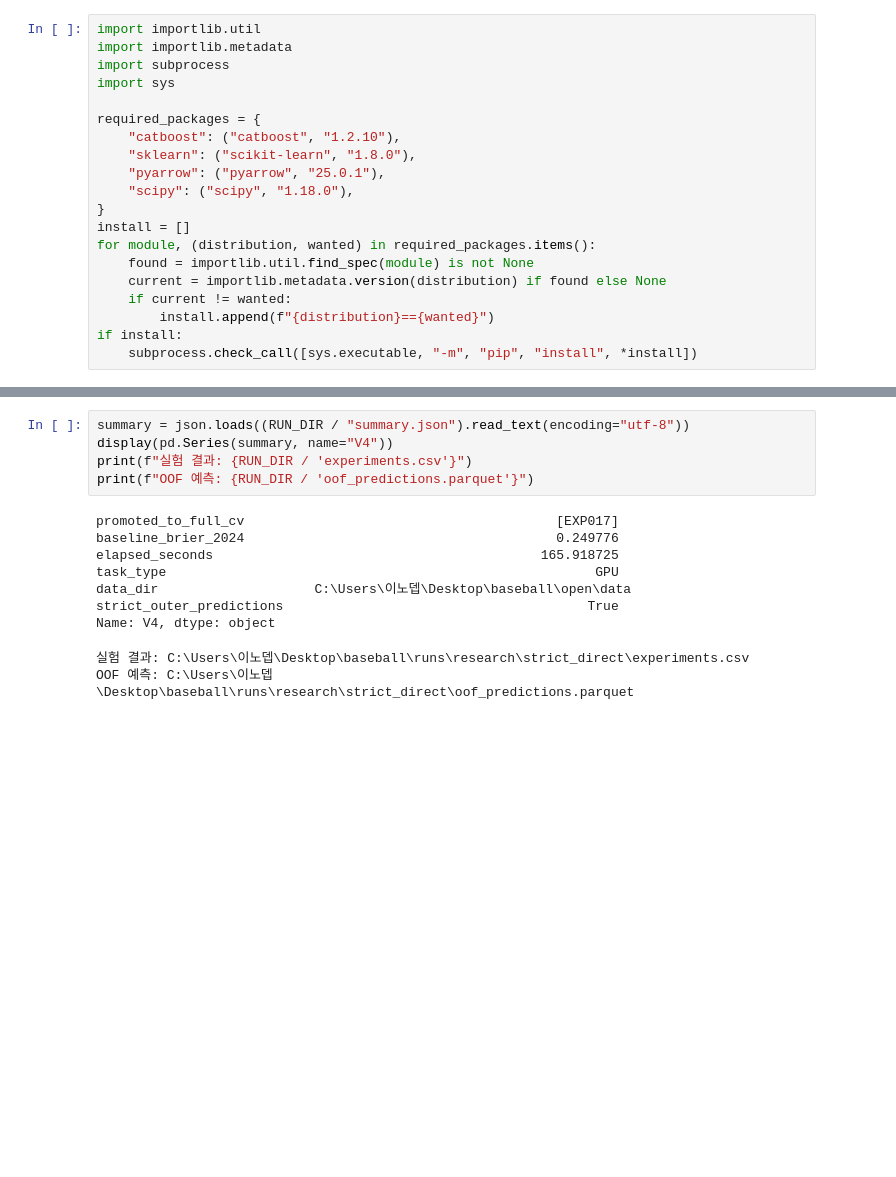
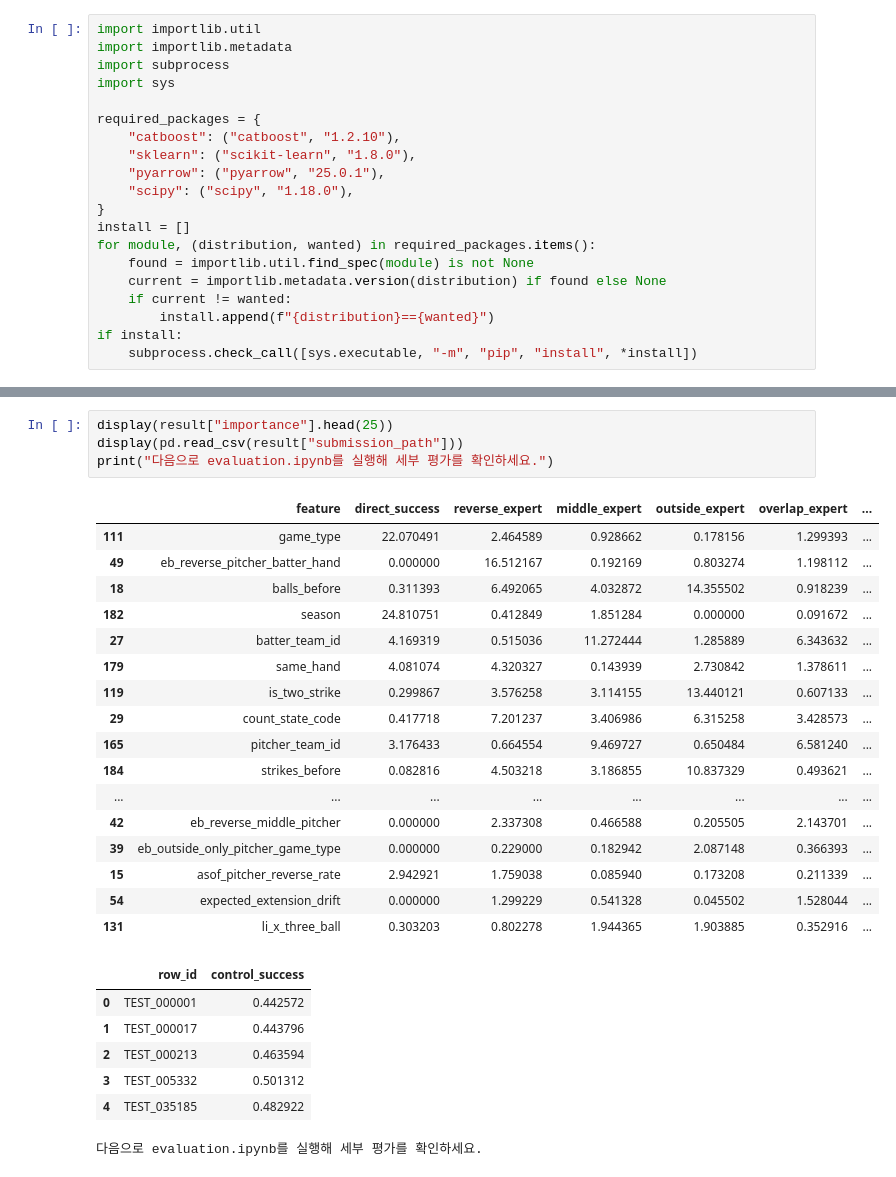
Before and after one commit to junhyun111/baseball, a Jupyter notebook: main.ipynb, the cells around one changed output, grey strips where cells are left out. Cells and saved outputs as stored; diff of their text form; blank space fills up the shorter version.

```diff
--- a/main.ipynb
+++ b/main.ipynb
@@ -88,15 +170,29 @@ Metric BrierScore is not implemented on GPU. Will use CPU for metric computation
 # %%
-summary = json.loads((RUN_DIR / "summary.json").read_text(encoding="utf-8"))
-display(pd.Series(summary, name="V4"))
-print(f"실험 결과: {RUN_DIR / 'experiments.csv'}")
-print(f"OOF 예측: {RUN_DIR / 'oof_predictions.parquet'}")
+display(result["importance"].head(25))
+display(pd.read_csv(result["submission_path"]))
+print("다음으로 evaluation.ipynb를 실행해 세부 평가를 확인하세요.")
 # %% [output]
+|  | feature | direct_success | reverse_expert | middle_expert | outside_expert | overlap_expert | ... |
+| 111 | game_type | 22.070491 | 2.464589 | 0.928662 | 0.178156 | 1.299393 | ... |
+| 49 | eb_reverse_pitcher_batter_hand | 0.000000 | 16.512167 | 0.192169 | 0.803274 | 1.198112 | ... |
+| 18 | balls_before | 0.311393 | 6.492065 | 4.032872 | 14.355502 | 0.918239 | ... |
+| 182 | season | 24.810751 | 0.412849 | 1.851284 | 0.000000 | 0.091672 | ... |
+| 27 | batter_team_id | 4.169319 | 0.515036 | 11.272444 | 1.285889 | 6.343632 | ... |
+| 179 | same_hand | 4.081074 | 4.320327 | 0.143939 | 2.730842 | 1.378611 | ... |
+| 119 | is_two_strike | 0.299867 | 3.576258 | 3.114155 | 13.440121 | 0.607133 | ... |
+| 29 | count_state_code | 0.417718 | 7.201237 | 3.406986 | 6.315258 | 3.428573 | ... |
+| 165 | pitcher_team_id | 3.176433 | 0.664554 | 9.469727 | 0.650484 | 6.581240 | ... |
+| 184 | strikes_before | 0.082816 | 4.503218 | 3.186855 | 10.837329 | 0.493621 | ... |
+| ... | ... | ... | ... | ... | ... | ... | ... |
+| 42 | eb_reverse_middle_pitcher | 0.000000 | 2.337308 | 0.466588 | 0.205505 | 2.143701 | ... |
+| 39 | eb_outside_only_pitcher_game_type | 0.000000 | 0.229000 | 0.182942 | 2.087148 | 0.366393 | ... |
+| 15 | asof_pitcher_reverse_rate | 2.942921 | 1.759038 | 0.085940 | 0.173208 | 0.211339 | ... |
+| 54 | expected_extension_drift | 0.000000 | 1.299229 | 0.541328 | 0.045502 | 1.528044 | ... |
+| 131 | li_x_three_ball | 0.303203 | 0.802278 | 1.944365 | 1.903885 | 0.352916 | ... |
+|  | row_id | control_success |
+| 0 | TEST_000001 | 0.442572 |
+| 1 | TEST_000017 | 0.443796 |
+| 2 | TEST_000213 | 0.463594 |
+| 3 | TEST_005332 | 0.501312 |
+| 4 | TEST_035185 | 0.482922 |
-promoted_to_full_cv                                        [EXP017]
-baseline_brier_2024                                        0.249776
-elapsed_seconds                                          165.918725
-task_type                                                       GPU
-data_dir                    C:\Users\이노뎁\Desktop\baseball\open\data
-strict_outer_predictions                                       True
-Name: V4, dtype: object
+다음으로 evaluation.ipynb를 실행해 세부 평가를 확인하세요.
-실험 결과: C:\Users\이노뎁\Desktop\baseball\runs\research\strict_direct\experiments.csv
-OOF 예측: C:\Users\이노뎁\Desktop\baseball\runs\research\strict_direct\oof_predictions.parquet
```
Also changed, not shown: parts of 4 cells of this notebook, 24 other files.
